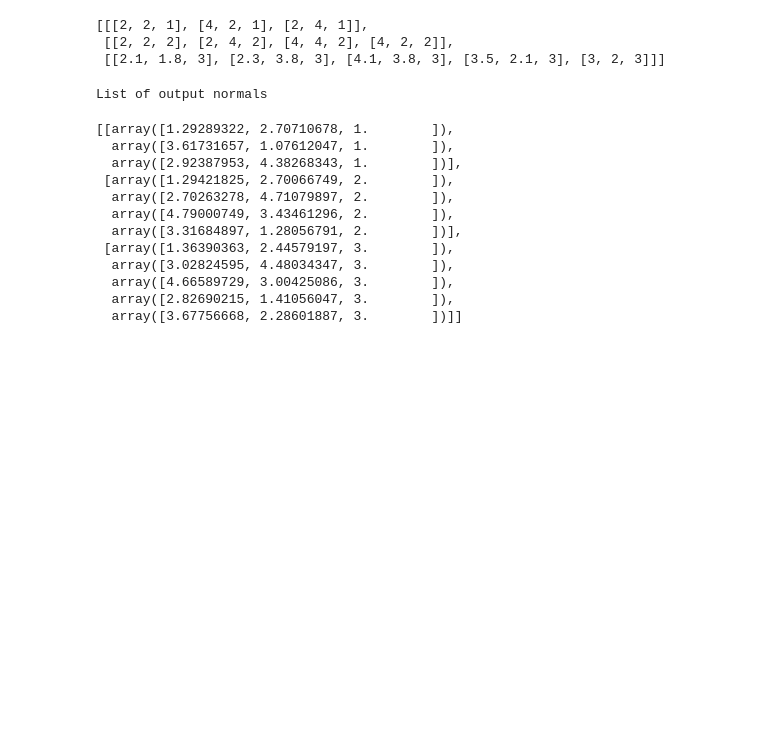
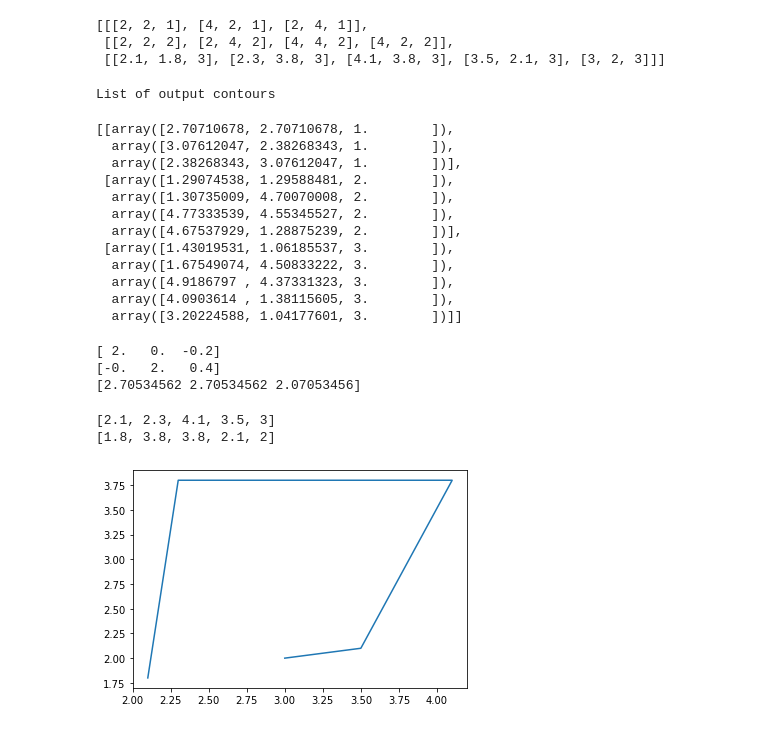
Before and after one commit to mmilch01/pymipl, a Jupyter notebook: Expand3DContour.ipynb, the cells around one changed output. Cells and saved outputs as stored; diff of their text form; code cells hidden in the pictures; blank space fills up the shorter version.

Commit message:
+fixed the sign issue in contour expansion function.

```diff
--- a/Expand3DContour.ipynb
+++ b/Expand3DContour.ipynb
@@ -15,10 +16,15 @@ from scipy.spatial.distance import cdist
 # %%
 def expand_3d_contour(contours,dist,imwid, imht):
     '''
+    The coordinates are assumed to be in mm.
     Expand by the given distance a 3D object represented by
     a list of closed 2D contours.
-    contours is a list of lists of array-like 3d points
+    contours is a list of lists of array-like 3d points:
     dim1 <-- x , dim2 <-- y, dim3 <-- z (constant), dim4 <-- point index.
+
+    All pts in each 2D contour are assumed to have the same z value.
+
+    Output: a list of new 2D contours (lists of 3D numpy arrays)
     '''
     c,c_out=contours,[]
     imdepth=len(c)
@@ -43,7 +49,7 @@ def expand_3d_contour(contours,dist,imwid, imht):
 
         for ind in range(len(c0)):
             pt_1,pt0,pt1=c0[ ind-1 ],c0[ind],c0[ (ind+1) % l ]
-            vl,vr=pt0-pt_1,pt1-pt0
+            vl,vr=pt_1-pt0, pt1-pt0
             normals=[]
             if d_1 is not None:
                 vd=c_1[d_1[ind]]-pt0
@@ -65,5 +71,12 @@ def expand_3d_contour(contours,dist,imwid, imht):
         c_out.append(co)
 
     return c_out
+
+def show_contour(c):
+    x=[ pt[0] for pt in c ]
+    y=[ pt[1] for pt in c ]
+    print(x)
+    print(y)
+    plt.plot(x,y)
 # %%
 c=[]
@@ -81,19 +95,43 @@ Input list of contours
  [[2.1, 1.8, 3], [2.3, 3.8, 3], [4.1, 3.8, 3], [3.5, 2.1, 3], [3, 2, 3]]]
 # %%
 c_out=expand_3d_contour(c,dist,imwid, imht)
-print("List of output normals")
+print("List of output contours")
 c_out
 # %% [output]
-List of output normals
+List of output contours
-[[array([1.29289322, 2.70710678, 1.        ]),
-  array([3.61731657, 1.07612047, 1.        ]),
-  array([2.92387953, 4.38268343, 1.        ])],
- [array([1.29421825, 2.70066749, 2.        ]),
-  array([2.70263278, 4.71079897, 2.        ]),
-  array([4.79000749, 3.43461296, 2.        ]),
-  array([3.31684897, 1.28056791, 2.        ])],
- [array([1.36390363, 2.44579197, 3.        ]),
-  array([3.02824595, 4.48034347, 3.        ]),
-  array([4.66589729, 3.00425086, 3.        ]),
-  array([2.82690215, 1.41056047, 3.        ]),
-  array([3.67756668, 2.28601887, 3.        ])]]
+[[array([2.70710678, 2.70710678, 1.        ]),
+  array([3.07612047, 2.38268343, 1.        ]),
+  array([2.38268343, 3.07612047, 1.        ])],
+ [array([1.29074538, 1.29588481, 2.        ]),
+  array([1.30735009, 4.70070008, 2.        ]),
+  array([4.77333539, 4.55345527, 2.        ]),
+  array([4.67537929, 1.28875239, 2.        ])],
+ [array([1.43019531, 1.06185537, 3.        ]),
+  array([1.67549074, 4.50833222, 3.        ]),
+  array([4.9186797 , 4.37331323, 3.        ]),
+  array([4.0903614 , 1.38115605, 3.        ]),
+  array([3.20224588, 1.04177601, 3.        ])]]
+# %%
+p0=np.array([2,2,2])
+p_1=np.array([4,2,2])
+p1=np.array([2,4,2])
+pl=np.array([2.1,1.8,3])
+
+v1=p1-p0; v2=p_1-p0; vl=pl-p0;
+
+n1=np.cross(v1,vl);
+n2=np.cross(vl,v2);
+
+print(n1)
+print(n2)
+n=n1+n2; print(p0+n/np.linalg.norm(n))
+# %% [output]
+[ 2.   0.  -0.2]
+[-0.   2.   0.4]
+[2.70534562 2.70534562 2.07053456]
+# %%
+show_contour(c[2])
+# %% [output]
+[2.1, 2.3, 4.1, 3.5, 3]
+[1.8, 3.8, 3.8, 2.1, 2]
+[figure, added]
```
Also changed, not shown: parts of 5 cells of this notebook.
